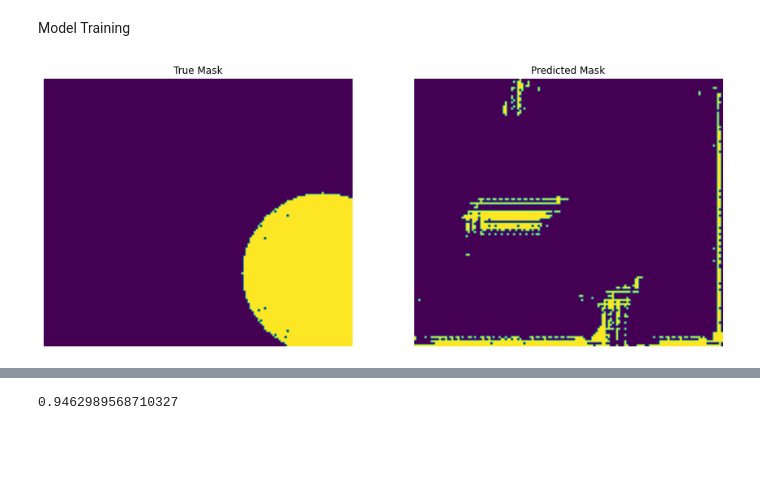
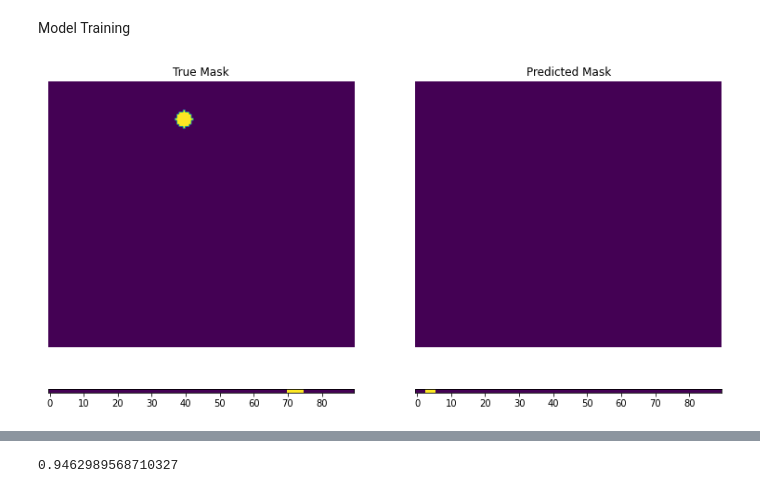
Before and after one commit to P1G1U/Thesis_AITronik, a Jupyter notebook: Half LiDAR Map/define_model.ipynb, the cells around one changed output, grey strips where cells are left out. Cells and saved outputs as stored; diff of their text form; code cells hidden in the pictures; blank space fills up the shorter version.

```diff
--- a/Half LiDAR Map/define_model.ipynb
+++ b/Half LiDAR Map/define_model.ipynb
@@ -399,0 +538,23 @@ TS_masks_rot = tf.reshape(TS_masks_rot,[-1,90,1])
+# %%
+with open("data/temp/TR_masks.csv", "r") as file:
+    TR_masks = pd.read_csv(file, delimiter=";",header=None).copy()
+
+with open("data/temp/TS_masks.csv", "r") as file:
+    TS_masks = pd.read_csv(file, delimiter=";",header=None).copy()
+
+with open("data/temp/TR_mask_rot.csv", "r") as file:
+    TR_masks_rot = pd.read_csv(file, delimiter=";",header=None).copy()
+
+with open("data/temp/TS_mask_rot.csv", "r") as file:
+    TS_masks_rot = pd.read_csv(file, delimiter=";",header=None).copy()
+
+TR_masks = TR_masks.drop(columns=[0])
+TS_masks = TS_masks.drop(columns=[0])
+TR_masks_rot = TR_masks_rot.drop(columns=[0])
+TS_masks_rot = TS_masks_rot.drop(columns=[0])
+# %%
+TR_masks = tf.reshape(TR_masks,[-1,map_img_tensor.shape[0],map_img_tensor.shape[1],1])
+TS_masks = tf.reshape(TS_masks,[-1,map_img_tensor.shape[0],map_img_tensor.shape[1],1])
+
+TR_masks_rot = tf.reshape(TR_masks_rot,[-1,90,1])
+TS_masks_rot = tf.reshape(TS_masks_rot,[-1,90,1])
@@ -426,10 +589,10 @@ def display(display_list, rot_list):
     array_rot_2 = tf.reshape(array_rot_2,[array_rot_2.shape[1],array_rot_2.shape[0],1])
 
     rot_1.imshow(tf.keras.utils.array_to_img(array_rot_1))
-    rot_1.axis("off")
+    rot_1.get_yaxis().set_visible(False)
 
     rot_2.imshow(tf.keras.utils.array_to_img(array_rot_2))
-    rot_2.axis("off")
+    rot_2.get_yaxis().set_visible(False)
 
     plt.subplots_adjust(hspace=0)
     plt.show()
@@ -444,20 +607,21 @@ Model Training
 test_map = TS_map[0]
 test_x = TS_x.values[0]
 
-test_map = tf.reshape(test_map,[1,map_img.shape[0],map_img.shape[1],1])
-test_x = tf.reshape(test_x,[1,720])
+test_map = tf.reshape(test_map,[1,map_img_tensor.shape[0],map_img_tensor.shape[1],1])
+test_x = tf.reshape(test_x,[1,360])
 
 pred_test_pos,pred_test_rot = model.predict([test_map,test_x])
 sample = create_mask(pred_test_pos)
+sample_rot = create_mask(pred_test_rot)
 
 #pred_test = model.predict([test_map,test_x])
 #sample = create_mask(pred_test)
 
 sample_targets = data.TS_targets_pos[0]
 # %%
-display([TS_masks[0],sample])
+display([TS_masks[0],sample],[TS_masks_rot[0],sample_rot])
 # %% [output]
-[figure, old version]
+[figure, new version]
 # %%
 from IPython.display import clear_output
 
```
Also changed, not shown: parts of 29 cells of this notebook, 4 other files.
